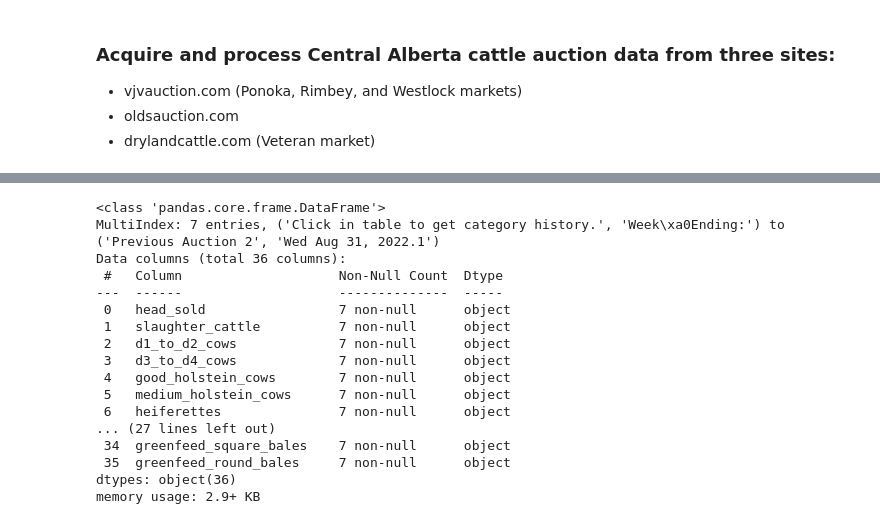
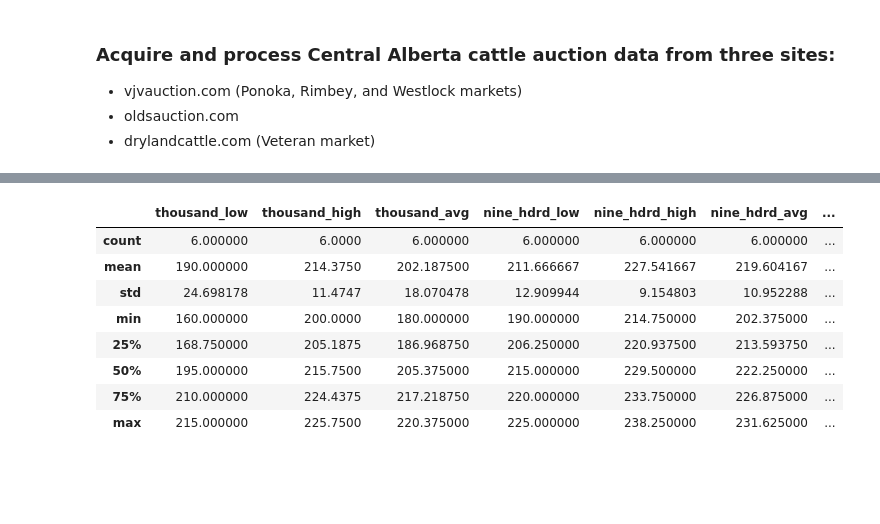
Before and after one commit to tarrencen/rice_farms, a Jupyter notebook: auction_prices.ipynb, the cells around one changed output, grey strips where cells are left out. Saved outputs shown, nothing was run; the diff lists cells and outputs as text; code cells hidden in the pictures; blank space fills up the shorter version.

Commit message:
Reworking VJV data wrangle

```diff
--- a/auction_prices.ipynb
+++ b/auction_prices.ipynb
@@ -114,4 +130,6 @@ def get_vjv_data(url):
     df = pd.read_html(url)
     # Select list item as df
     df = df[0]
+    df = [df[col].str.replace('— - —', '$0.00 - $0.00').str.replace('— -', '$0.00 -') for col in df]
+    df = pd.DataFrame(df)
     return df
@@ -165,14 +170,11 @@ def clean_vjv_table(df):
     Takes in a df of Vold Jones Vold market report data,
     returns desired slice of df with columns prepared for analysis.
     '''
-    # Stock and feeder cattle data is of interest to client, so slice down to it
-    df = df.iloc[16:25]
-    # Transpose df to position named rows as columns
-    df = df.T
-    # Isolate columns from row
-    df.iloc[0]
+
     # Set column names to first row
-    df.columns = df.iloc[0]
+    df.columns = df[:1]
+
+
     # Rename columns to Python conventional name schema
     df.columns = [col.lower()\
         .replace(' | ', '_')\
@@ -195,6 +197,8 @@ def clean_vjv_table(df):
     df = df.set_index(flat_idx)
     # Create columns of price data converted from str dtype
     df['thousand_lbs_range'] = df.thousand_lbs_steers_heifers.str.replace('$', '').str.replace(' -', ',').str.split(',')
+    #Fill nulls
+    df = df.fillna(0)
     df[['thousand_low', 'thousand_high']] = df.thousand_lbs_range.to_list()
     df.thousand_low = df.thousand_low.astype('float')
     df.thousand_high = df.thousand_high.astype('float')
@@ -235,6 +239,20 @@ def clean_vjv_table(df):
     df.three_hdrd_high = df.three_hdrd_high.astype('float')
     df['three_hdrd_avg'] = (df.three_hdrd_low + df.three_hdrd_high)/2
 
+
+
+    #Drop unnecessary columns
+    df = df.drop(columns= [
+        'thousand_lbs_steers_heifers',
+        'nine_hdrd_lbs_steers_heifers',
+       'eight_hdrd_lbs_steers_heifers',
+       'seven_hdrd_lbs_steers_heifers',
+       'six_hdrd_lbs_steers_heifers',
+       'five_hdrd_lbs_steers_heifers',
+       'four_hdrd_lbs_steers_heifers',
+       'three_hdrd_lbs_steers_heifers'
+       ])
+
     return df
 # %%
 ponoka_df = get_vjv_data(vjv_ponoka_url)
@@ -251,14 +264,0 @@ ponoka_df
-# %%
-# Set row as columns
-ponoka_df.columns = ponoka_df.iloc[0]
-# Normalize column names
-ponoka_df.columns = [col.lower()\
-    .replace(' ', '_')\
-        .replace('_/_', '_')\
-            .replace('-', 'to')\
-                .replace('_|_', '_')\
-                    .replace('$', 'cad')\
-                        .replace(':', '')\
-                            .replace('(', '')\
-                                .replace(')', '') for col in ponoka_df.columns]
-ponoka_df.head()
@@ -272,20 +265,12 @@ ponoka_df.head()
 # %%
-ponoka_df.info()
+ponoka_df.describe()
 # %% [output]
-<class 'pandas.core.frame.DataFrame'>
-MultiIndex: 7 entries, ('Click in table to get category history.', 'Week\xa0Ending:') to ('Previous Auction 2', 'Wed Aug 31, 2022.1')
-Data columns (total 36 columns):
- #   Column                    Non-Null Count  Dtype
----  ------                    --------------  -----
- 0   head_sold                 7 non-null      object
- 1   slaughter_cattle          7 non-null      object
- 2   d1_to_d2_cows             7 non-null      object
- 3   d3_to_d4_cows             7 non-null      object
- 4   good_holstein_cows        7 non-null      object
- 5   medium_holstein_cows      7 non-null      object
- 6   heiferettes               7 non-null      object
-... (27 lines left out)
- 34  greenfeed_square_bales    7 non-null      object
- 35  greenfeed_round_bales     7 non-null      object
-dtypes: object(36)
-memory usage: 2.9+ KB
+|  | thousand_low | thousand_high | thousand_avg | nine_hdrd_low | nine_hdrd_high | nine_hdrd_avg | ... |
+| count | 6.000000 | 6.0000 | 6.000000 | 6.000000 | 6.000000 | 6.000000 | ... |
+| mean | 190.000000 | 214.3750 | 202.187500 | 211.666667 | 227.541667 | 219.604167 | ... |
+| std | 24.698178 | 11.4747 | 18.070478 | 12.909944 | 9.154803 | 10.952288 | ... |
+| min | 160.000000 | 200.0000 | 180.000000 | 190.000000 | 214.750000 | 202.375000 | ... |
+| 25% | 168.750000 | 205.1875 | 186.968750 | 206.250000 | 220.937500 | 213.593750 | ... |
+| 50% | 195.000000 | 215.7500 | 205.375000 | 215.000000 | 229.500000 | 222.250000 | ... |
+| 75% | 210.000000 | 224.4375 | 217.218750 | 220.000000 | 233.750000 | 226.875000 | ... |
+| max | 215.000000 | 225.7500 | 220.375000 | 225.000000 | 238.250000 | 231.625000 | ... |
```
Also changed, not shown: parts of 17 cells of this notebook.
